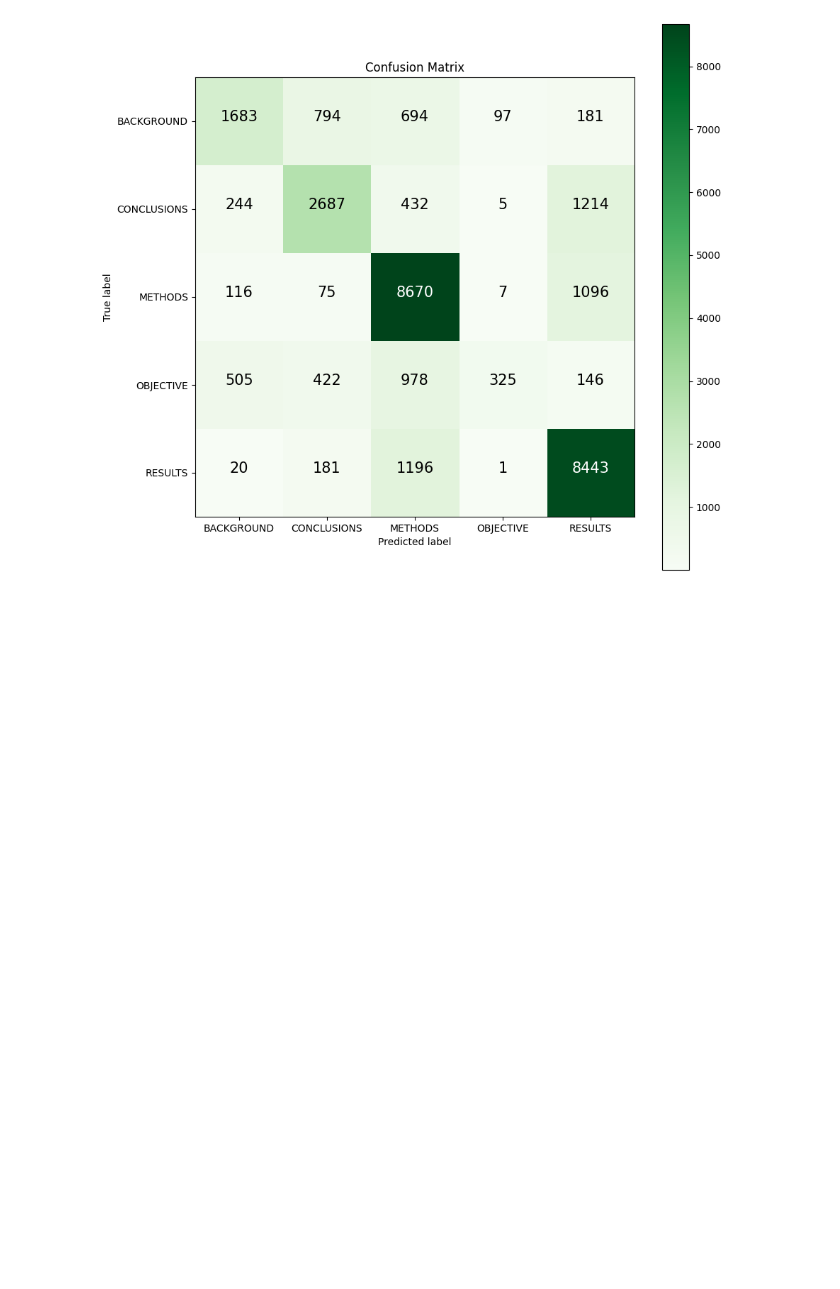
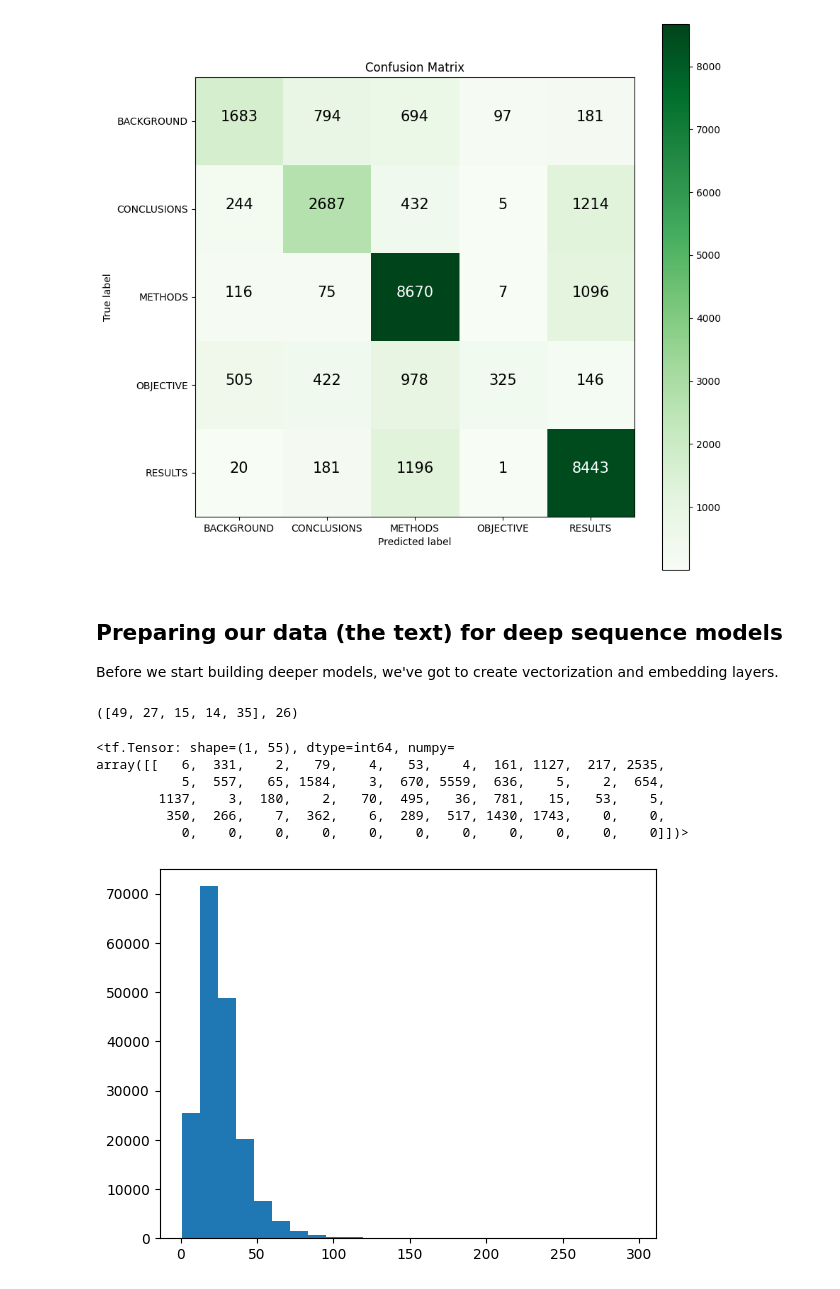
Before and after one commit to Khey17/100-Days-Of-ML-Code, a Jupyter notebook: Learn-TensorFlow/Milestone_Project_SkimLit_NLP_09.ipynb, the cells around one changed output. Saved outputs shown, nothing was run; the diff lists cells and outputs as text; code cells hidden in the pictures; blank space fills up the shorter version.

```diff
--- a/Learn-TensorFlow/Milestone_Project_SkimLit_NLP_09.ipynb
+++ b/Learn-TensorFlow/Milestone_Project_SkimLit_NLP_09.ipynb
@@ -408,3 +410,46 @@ ModelEvaluation.make_confusion_matrix(y_true=dev_labels_encoded,
                                classes=list(class_names))
 # %% [output]
 [figure]
+# %% [markdown]
+## Preparing our data (the text) for deep sequence models
+
+Before we start building deeper models, we've got to create vectorization and embedding layers.
+# %%
+import numpy as np
+import tensorflow as tf
+from tensorflow.keras import layers
+
+# Find the average number of tokens (words) in the training tweets
+round(sum([len(i.split()) for i in train_sentences])/len(train_sentences))
+sent_lens = [len(i.split()) for i in train_sentences]
+sent_lens[:5], round(np.mean(sent_lens))
+# %% [output]
+([49, 27, 15, 14, 35], 26)
+# %%
+# import text vectorization from tensorflow
+from tensorflow.keras.layers.experimental.preprocessing import TextVectorization
+MAX_VOCAB_SIZE = 68000  # refer to PubMed RCT paper
+MAX_LENGTH = int(np.percentile(sent_lens, 95))  # How long of a sentence covers 95% of data
+
+text_vectorizer = TextVectorization(max_tokens=MAX_VOCAB_SIZE,
+                                    standardize='lower_and_strip_punctuation',
+                                    ngrams=None,
+                                    output_mode='int',
+                                    output_sequence_length=MAX_LENGTH,
+                                    pad_to_max_tokens=True)
+text_vectorizer.adapt(np.array(train_sentences))
+
+text_vectorizer([train_sentences[0]])
+# %% [output]
+<tf.Tensor: shape=(1, 55), dtype=int64, numpy=
+array([[   6,  331,    2,   79,    4,   53,    4,  161, 1127,  217, 2535,
+           5,  557,   65, 1584,    3,  670, 5559,  636,    5,    2,  654,
+        1137,    3,  180,    2,   70,  495,   36,  781,   15,   53,    5,
+         350,  266,    7,  362,    6,  289,  517, 1430, 1743,    0,    0,
+           0,    0,    0,    0,    0,    0,    0,    0,    0,    0,    0]])>
+# %%
+# What's the distribution like
+import matplotlib.pyplot as plt
+plt.hist(sent_lens, bins=25);
+# %% [output]
+[figure, added]
```
Also changed, not shown: parts of 25 cells of this notebook.
